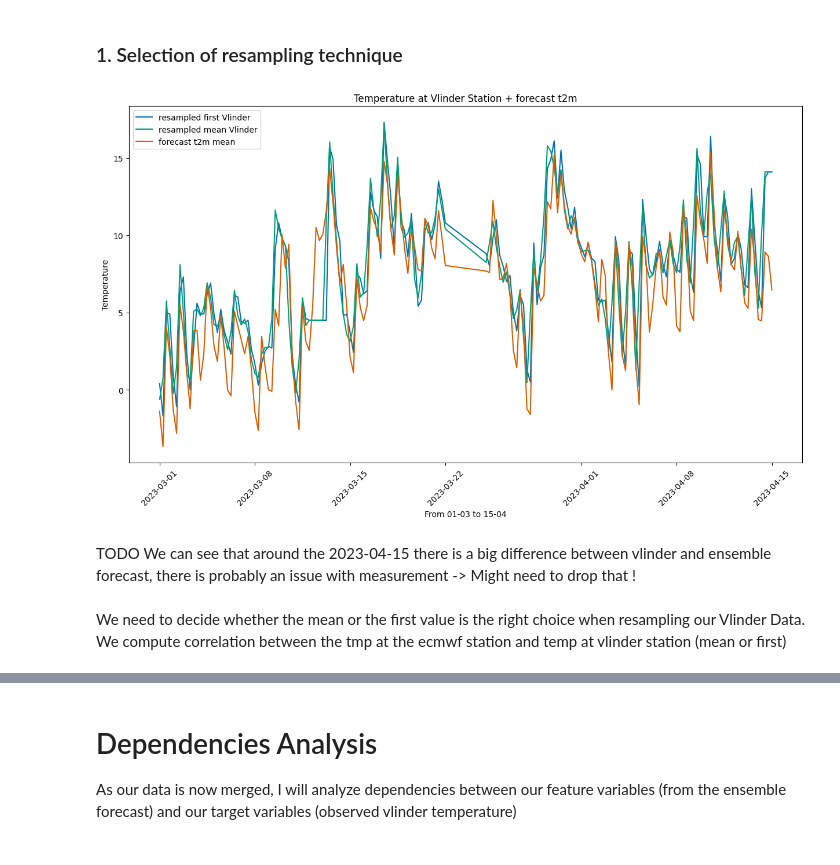
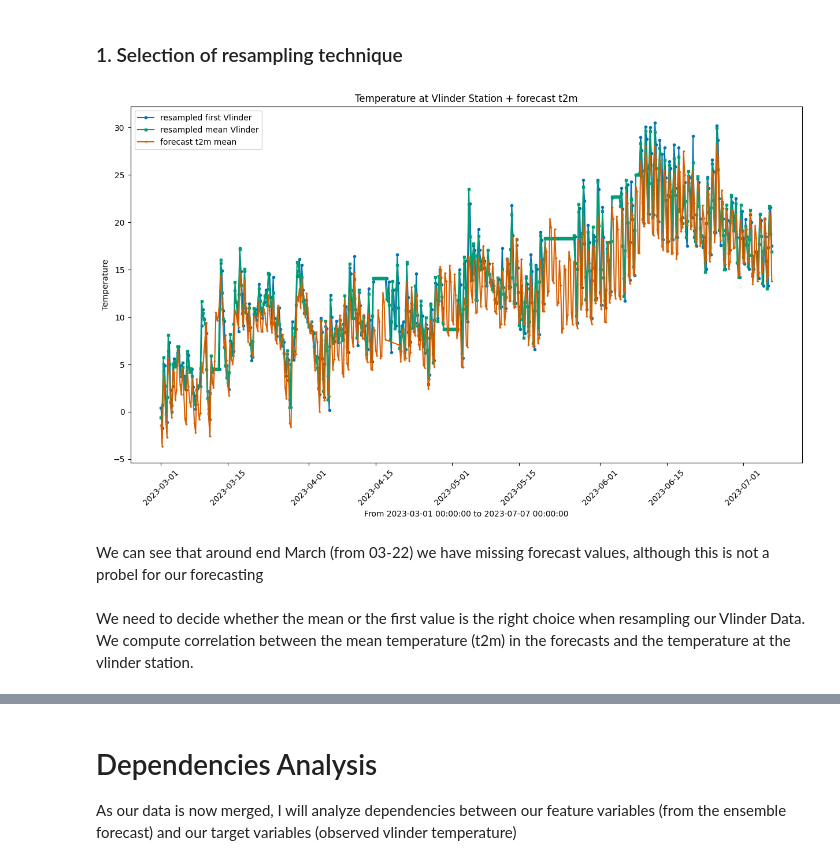
Before and after one commit to larsbonnefoy/TAI_Project, a Jupyter notebook: Project.ipynb, the cells around one changed output, grey strips where cells are left out. Cells and saved outputs as stored; diff of their text form; code cells hidden in the pictures.

Commit message:
added forecast and made constant interval retrieval function

```diff
--- a/Project.ipynb
+++ b/Project.ipynb
@@ -119,11 +132,19 @@ class EnsembleForecast:
                 df_f = pd.concat([df_f, to_add])
             else:
                 pass
+        self.time_str = df_f.columns.to_list()[0]
         df_f = df_f.sort_values(by='Start', kind='mergesort')
         return df_f.set_index(['Start', 'time']).sort_index()
 
     def get_df(self):
         return self.df
+
+    def get_min_max(self):
+        """
+            Returns earliest and latest date available in the ensemble forecasts
+        """
+        select_time = self.df.index.get_level_values('time')
+        return (select_time.min(), select_time.max())
 
     def get_start_dates(self):
         """
@@ -136,18 +157,16 @@ class EnsembleForecast:
     def get_ensemble_forecast(self, date):
         """
             Returns ensemble forecast given date
-            date can be either a string
-                date format (%Y-%M-%D %h:%m:%s)
-            or already a timestamp object
+            date format (%Y-%M-%D %h:%m:%s)
         """
         return self.df.loc[date]
 
 forecast_data = EnsembleForecast()
 
-df_fc = forecast_data.get_df()
+forecast_min, forecast_max = forecast_data.get_min_max()
+print(forecast_data.get_min_max())
 
-test = forecast_data.get_start_dates()
-test
 df_1 = forecast_data.get_ensemble_forecast("2023-03-01 00:00:00")
-df_1
+df_all = forecast_data.get_df()
+df_all
 # %% [output]
@@ -357,30 +439,26 @@ MAX_VLINDER = "2023-04-14 18:00:00"
 # %% [markdown]
 ### 1. Selection of resampling technique
 # %%
-#get the mean value of a given datetime value on temperatures
-#target column of forecast dataframe
 target = 't2m'
-ensmean_forecast = df_fc.groupby('datetime')[target].mean().reset_index()
+
+ensmean_forecast = forecast_data.get_df().groupby('time')[target].mean().reset_index()
 ensmean_forecast[target] = ensmean_forecast[target] - Const_Conversion[target]
+ensmean_forecast['time'] = pd.to_datetime(ensmean_forecast['time'])
+ensmean_min, ensmean_max = forecast_data.get_min_max()
 
-#Displays vlinder temperatures resampled on mean and first feature as well as an additional variable
-def display_first_mean_additional(df_fc, additional):
-    vlinder_res_first = resize_df_datetime(df_fc['datetime'].min(), df_fc['datetime'].max(), df_vlinder_res_first)
-    vlinder_res_mean = resize_df_datetime(df_fc['datetime'].min(), df_fc['datetime'].max(), df_vlinder_res_mean)
-    plt.figure(figsize=(15, 8))
-    plt.plot(vlinder_res_first['datetime'], vlinder_res_first['vlinder_temp'], label='resampled first Vlinder')
-    plt.plot(vlinder_res_mean['datetime'], vlinder_res_mean['vlinder_temp'], label='resampled mean Vlinder')
-    plt.plot(additional['datetime'], additional[target], label=f'forecast {target} mean')
-    plt.legend(loc='upper left')
-    plt.xlabel(f"""From {start_df.strftime("%d-%m")} to {end_df.strftime("%d-%m")}""")
-    plt.ylabel('Temperature')
-    plt.title(f'Temperature at Vlinder Station + forecast {target}')
-    plt.xticks(rotation=45)
-    plt.show()
 
-display_first_mean_additional(df_fc, ensmean_forecast)
+resample_select = vlinder_data.apply_dates_resize(ensmean_min, ensmean_max)
+vlinder_fst = resample_select("first")
+vlinder_mean = resample_select("mean")
+plt.figure(figsize=(15, 8))
+plt.plot(vlinder_fst[vlinder_data.time_str], vlinder_fst[vlinder_data.temp_str], marker='o', markersize=3, label='resampled first Vlinder')
+plt.plot(vlinder_mean[vlinder_data.time_str], vlinder_mean[vlinder_data.temp_str], marker='s', markersize=3,label='resampled mean Vlinder')
+plt.plot(ensmean_forecast['time'], ensmean_forecast[target], marker='+', markersize=3, label=f'forecast {target} mean')
+plt.legend(loc='upper left')
+plt.xlabel(f"""From {ensmean_min} to {ensmean_max}""")
+plt.ylabel('Temperature')
+plt.title(f'Temperature at Vlinder Station + forecast {target}')
+plt.xticks(rotation=45)
+plt.show()
 # %% [output]
-[figure, old version]
+[figure, new version]
-# %% [markdown]
-TODO
-We can see that around the 2023-04-15 there is a big difference between vlinder and ensemble forecast, there is probably an issue with measurement -> Might need to drop that !
@@ -390,3 +465,5 @@ We can see that around the 2023-04-15 there is a big difference between vlinder
+# %% [markdown]
+We can see that around end March (from 03-22) we have missing forecast values, although this is not a probel for our forecasting
 # %% [markdown]
 We need to decide whether the mean or the first value is the right choice when resampling our Vlinder Data.
-We compute correlation between the tmp at the ecmwf station and temp at vlinder station (mean or first)
+We compute correlation between the mean temperature (t2m) in the forecasts and the temperature at the vlinder station.
```
Also changed, not shown: parts of 26 cells of this notebook, 16 other files.
